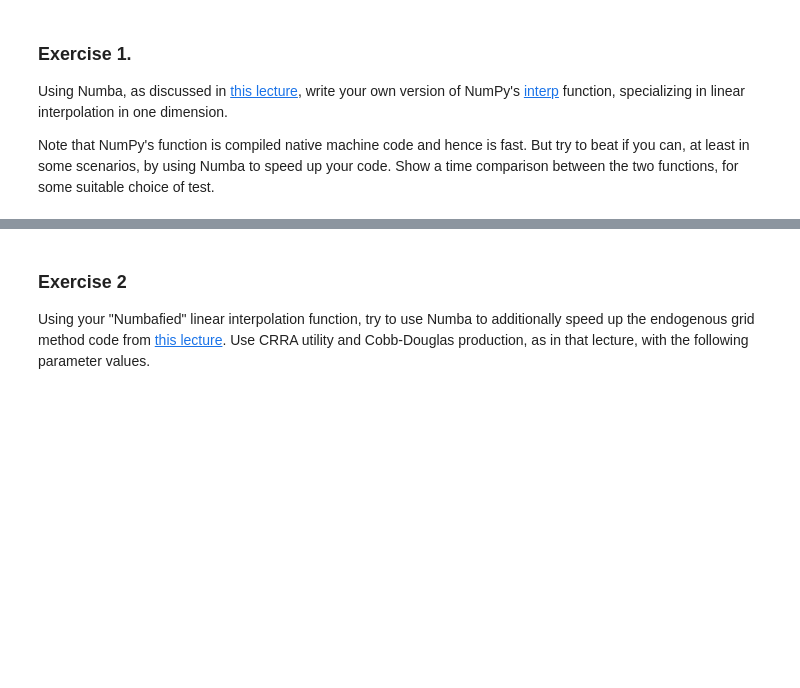
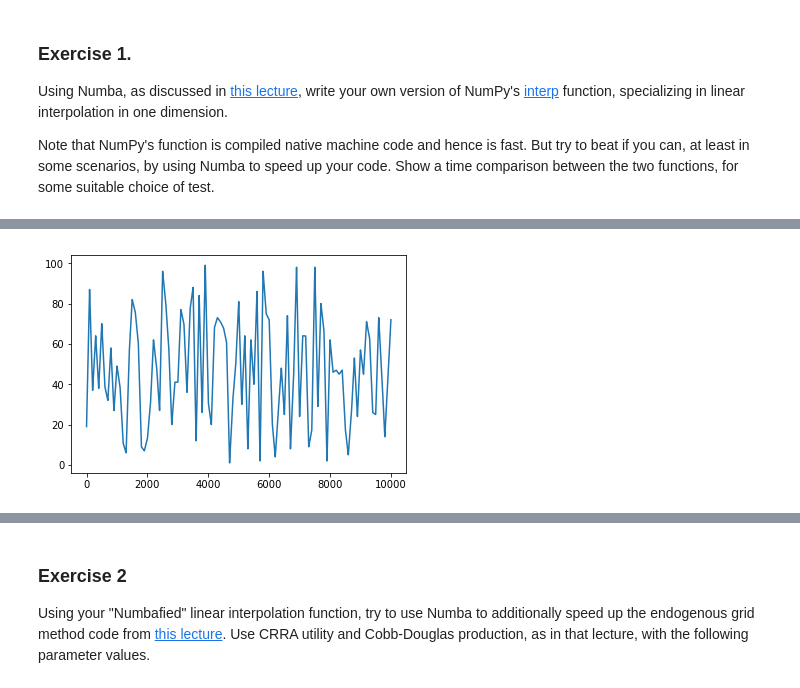
Before and after one commit to ipitman/BootCamp2017, a Jupyter notebook: Econ/Wk2_DP/exercises_3_stachurski.ipynb, the cells around one changed output, grey strips where cells are left out. Saved outputs shown, nothing was run; the diff lists cells and outputs as text; code cells hidden in the pictures; blank space fills up the shorter version.

Commit message:
It's 2:37 AM
But I got my code to run more than 3 times faster than numpy! Take that
Travis Oliphant.

```diff
--- a/Econ/Wk2_DP/exercises_3_stachurski.ipynb
+++ b/Econ/Wk2_DP/exercises_3_stachurski.ipynb
@@ -49,0 +19,42 @@ The slowest run took 4823.97 times longer than the fastest. This could mean that
+# %%
+from numba import jit
+
+def custom_interp(x, xp, fp):
+    final_points = np.zeros_like(x)
+    xp_i = 1
+    xp_val = xp[xp_i]
+    b = (fp[xp_i] - fp[xp_i - 1]) / (xp_val - xp[xp_i - 1])
+    a = fp[xp_i] - xp_val * b
+    for i in range(len(x)):
+        if x[i] <= xp_val:
+            final_points[i] = a + b * x[i]
+        else:
+            xp_i += 1
+            xp_val = xp[xp_i]
+            b = (fp[xp_i] - fp[xp_i - 1]) / (xp[xp_i] - xp[xp_i - 1])
+            a = fp[xp_i] - xp[xp_i] * b
+            final_points[i] = a + b * x[i]
+    return final_points
+
+x = np.linspace(0, 10000, 100001)
+
+xp = np.linspace(0, 10000, 101)
+
+fp = np.zeros_like(xp)
+
+for i in range(101):
+    fp[i] = np.random.randint(0, 100)
+
+custom_interp_numba = jit(custom_interp)
+
+plt.plot(x, custom_interp_numba(x, xp, fp))
+
+plt.show()
+
+%timeit custom_interp_numba(x, xp, fp)
+
+%timeit np.interp(x, xp, fp)
+
+print('custom_interp_numba is consistently more than 3 times as fast as np.interp. Hooray!')
+# %% [output]
+[figure, added]
```
Also changed, not shown: parts of 3 cells of this notebook.
